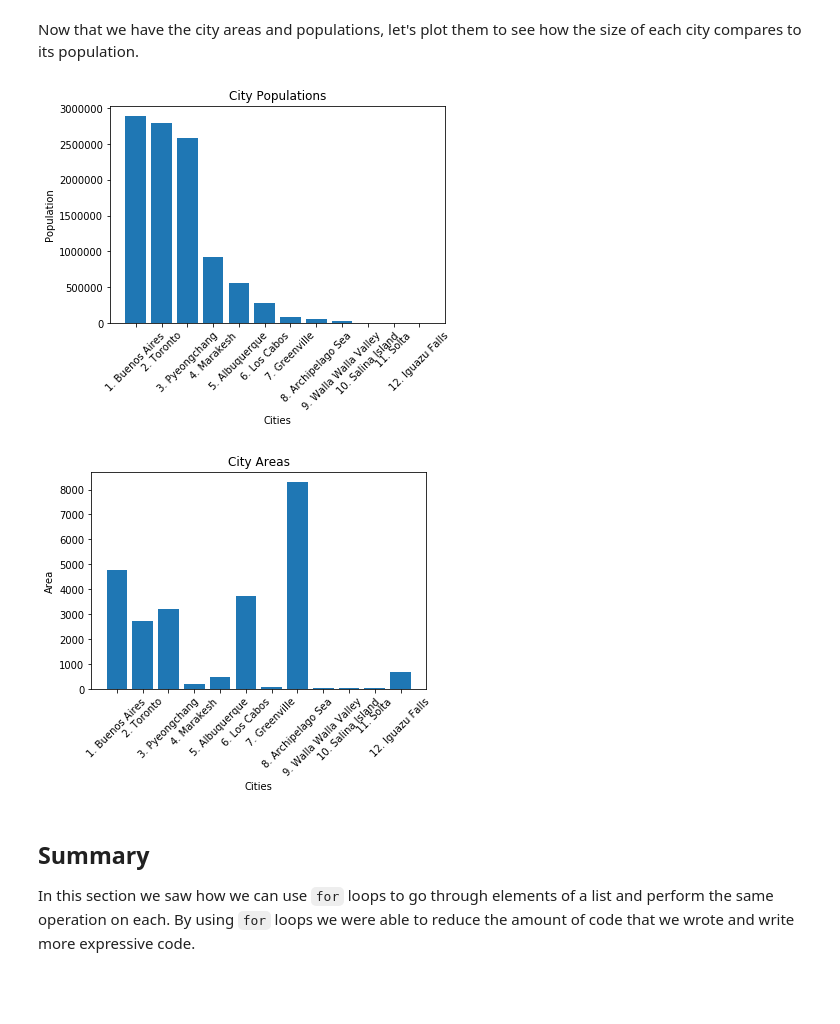
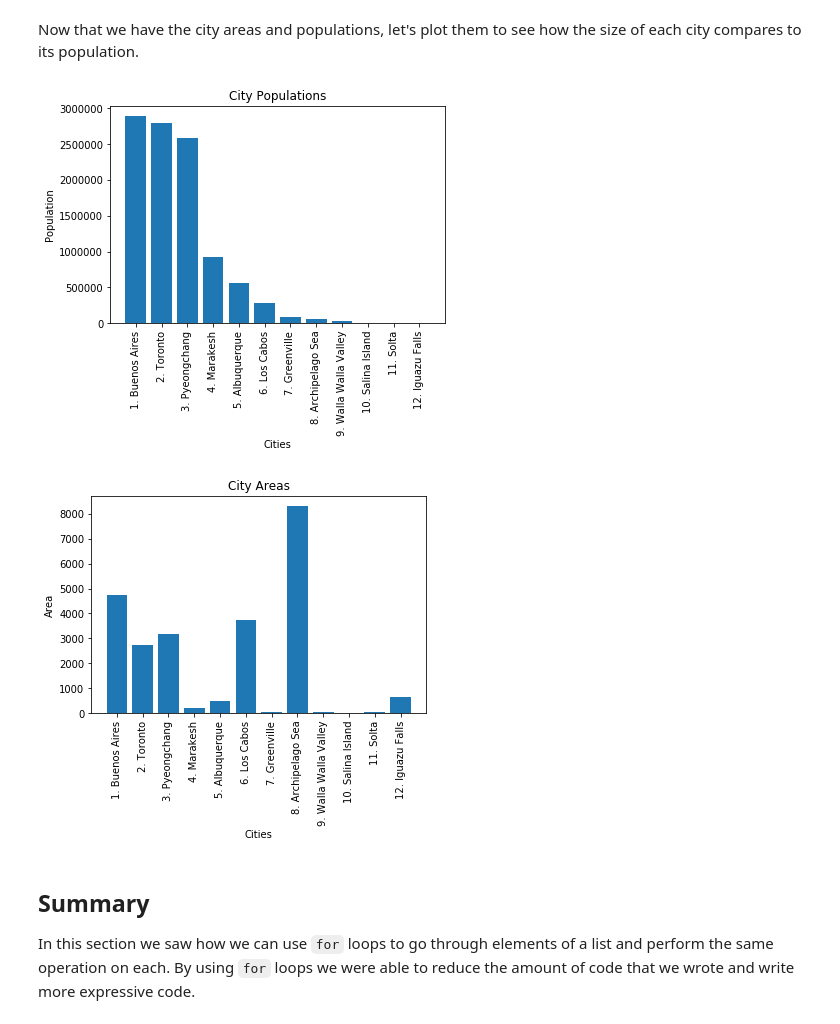
Before and after one commit to learn-co-curriculum/dsc-looping-over-collections-lab, a Jupyter notebook: index.ipynb, the cells around one changed output. Saved outputs shown, nothing was run; the diff lists cells and outputs as text; code cells hidden in the pictures; blank space fills up the shorter version.

```diff
--- a/index.ipynb
+++ b/index.ipynb
@@ -175,23 +175,23 @@ Now that we have the city areas and populations, let's plot them to see how the
 # %%
 plt.bar(names_and_ranks, city_populations)
 
 plt.ylabel('Population')
 plt.xlabel('Cities')
 plt.title('City Populations')
-plt.xticks(rotation=45)
+plt.xticks(rotation='vertical')
 plt.show()
 # %% [output]
-[figure, old version]
+[figure, new version]
 # %%
 plt.bar(names_and_ranks, city_areas)
 plt.ylabel('Area')
 plt.xlabel('Cities')
 plt.title('City Areas')
-plt.xticks(rotation=45)
+plt.xticks(rotation='vertical')
 
 plt.show()
 # %% [output]
-[figure, old version]
+[figure, new version]
 # %% [markdown]
 ## Summary
 
```
Also changed, not shown: parts of 8 cells of this notebook, 5 other files.
